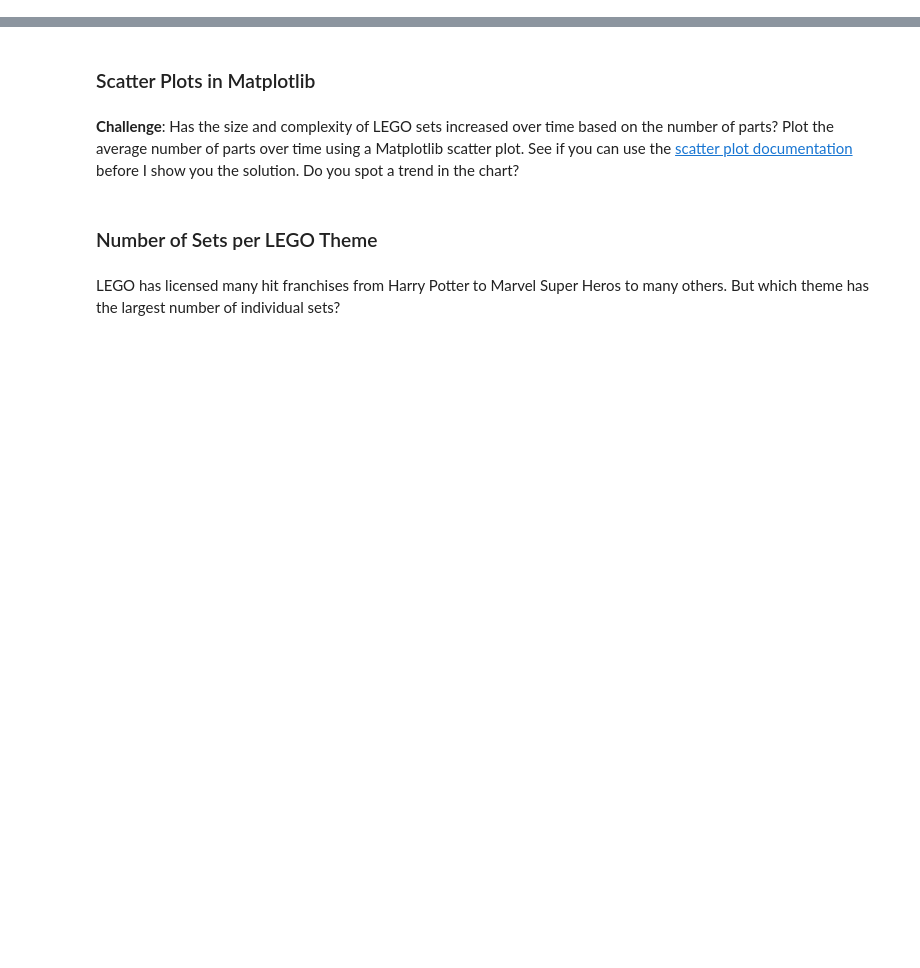
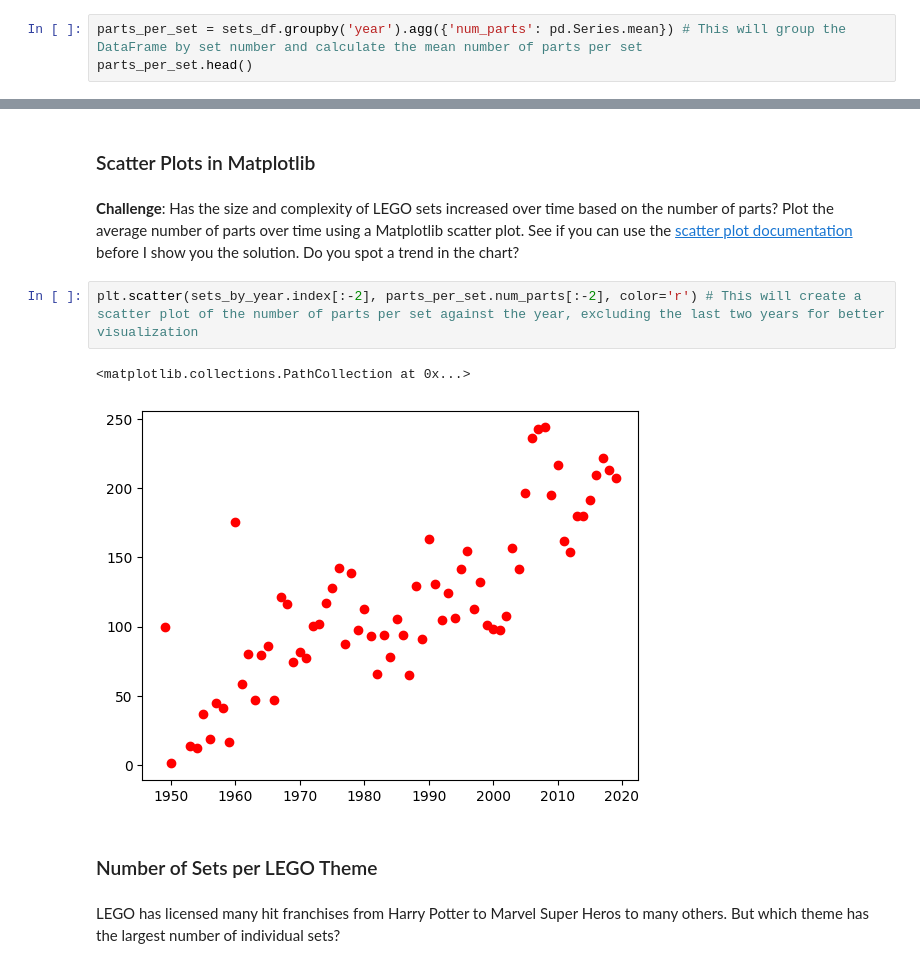
Before and after one commit to Lucasqrz1/100_Days_Of_Code, a Jupyter notebook: Day_74/LEGO Notebook and Data/Lego_Analysis_for_Course.ipynb, the cells around one changed output, grey strips where cells are left out. Saved outputs shown, nothing was run; the diff lists cells and outputs as text; blank space fills up the shorter version.

```diff
--- a/Day_74/LEGO Notebook and Data/Lego_Analysis_for_Course_(start).ipynb
+++ b/Day_74/LEGO Notebook and Data/Lego_Analysis_for_Course.ipynb
@@ -202,2 +215,5 @@ plt.plot(themes_by_year.index[:-2], themes_by_year.num_themes[:-2]) # This will
 # %% [markdown]
 **Challenge**: Use the <code>.groupby()</code> and <code>.agg()</code> function together to figure out the average number of parts per set. How many parts did the average LEGO set released in 1954 compared to say, 2017?
+# %%
+parts_per_set = sets_df.groupby('year').agg({'num_parts': pd.Series.mean}) # This will group the DataFrame by set number and calculate the mean number of parts per set
+parts_per_set.head()
@@ -205,6 +239,11 @@ plt.plot(themes_by_year.index[:-2], themes_by_year.num_themes[:-2]) # This will
 ### Scatter Plots in Matplotlib
 # %% [markdown]
 **Challenge**: Has the size and complexity of LEGO sets increased over time based on the number of parts? Plot the average number of parts over time using a Matplotlib scatter plot. See if you can use the [scatter plot documentation](https://matplotlib.org/3.1.0/api/_as_gen/matplotlib.pyplot.scatter.html) before I show you the solution. Do you spot a trend in the chart?
+# %%
+plt.scatter(sets_by_year.index[:-2], parts_per_set.num_parts[:-2], color='r') # This will create a scatter plot of the number of parts per set against the year, excluding the last two years for better visualization
+# %% [output]
+<matplotlib.collections.PathCollection at 0x...>
+[figure, added]
 # %% [markdown]
 ### Number of Sets per LEGO Theme
 # %% [markdown]
```
Also changed, not shown: parts of 3 cells of this notebook, 8 other files.
